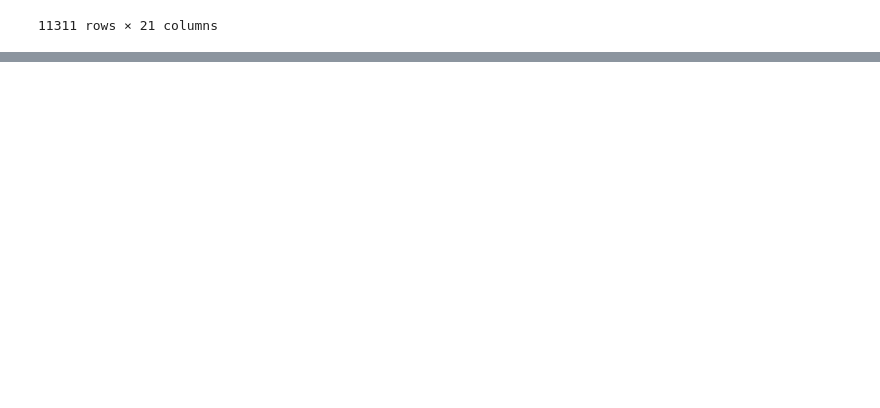
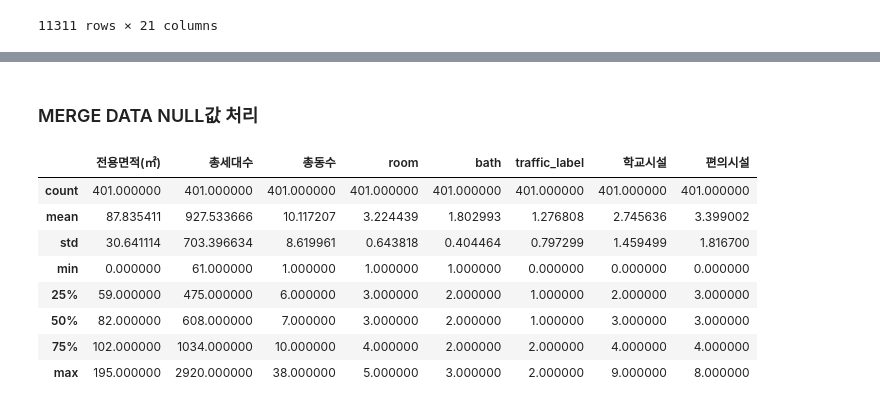
Before and after one commit to ZDRSJ/DA, a Jupyter notebook: EDA_code_file/total_merge_data_eda.ipynb, the cells around one changed output, grey strips where cells are left out. Cells and saved outputs as stored; diff of their text form; code cells hidden in the pictures; blank space fills up the shorter version.

```diff
--- a/EDA_code_file/total_merge_data_eda.ipynb
+++ b/EDA_code_file/total_merge_data_eda.ipynb
@@ -259,0 +284,15 @@ df
+# %% [markdown]
+### MERGE DATA NULL값 처리
+# %%
+# 크롤링 데이터 산술통계 확인
+df_crawling_data.describe()
+# %% [output]
+|  | 전용면적(㎡) | 총세대수 | 총동수 | room | bath | traffic_label | 학교시설 | 편의시설 |
+| count | 401.000000 | 401.000000 | 401.000000 | 401.000000 | 401.000000 | 401.000000 | 401.000000 | 401.000000 |
+| mean | 87.835411 | 927.533666 | 10.117207 | 3.224439 | 1.802993 | 1.276808 | 2.745636 | 3.399002 |
+| std | 30.641114 | 703.396634 | 8.619961 | 0.643818 | 0.404464 | 0.797299 | 1.459499 | 1.816700 |
+| min | 0.000000 | 61.000000 | 1.000000 | 1.000000 | 1.000000 | 0.000000 | 0.000000 | 0.000000 |
+| 25% | 59.000000 | 475.000000 | 6.000000 | 3.000000 | 2.000000 | 1.000000 | 2.000000 | 3.000000 |
+| 50% | 82.000000 | 608.000000 | 7.000000 | 3.000000 | 2.000000 | 1.000000 | 3.000000 | 3.000000 |
+| 75% | 102.000000 | 1034.000000 | 10.000000 | 4.000000 | 2.000000 | 2.000000 | 4.000000 | 4.000000 |
+| max | 195.000000 | 2920.000000 | 38.000000 | 5.000000 | 3.000000 | 2.000000 | 9.000000 | 8.000000 |
```
Also changed, not shown: parts of 5 cells of this notebook.
